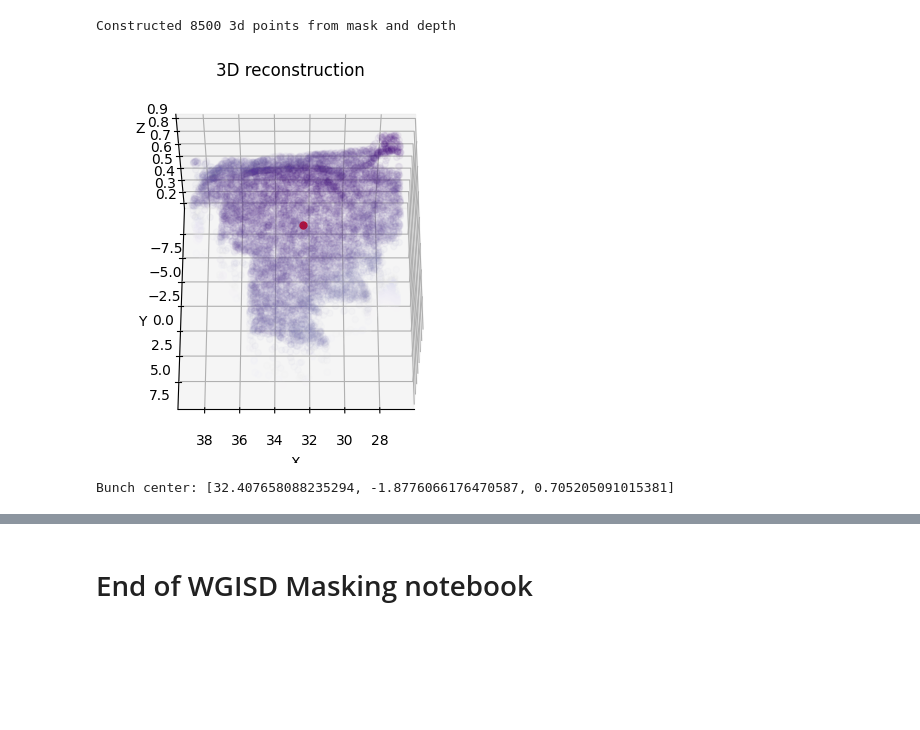
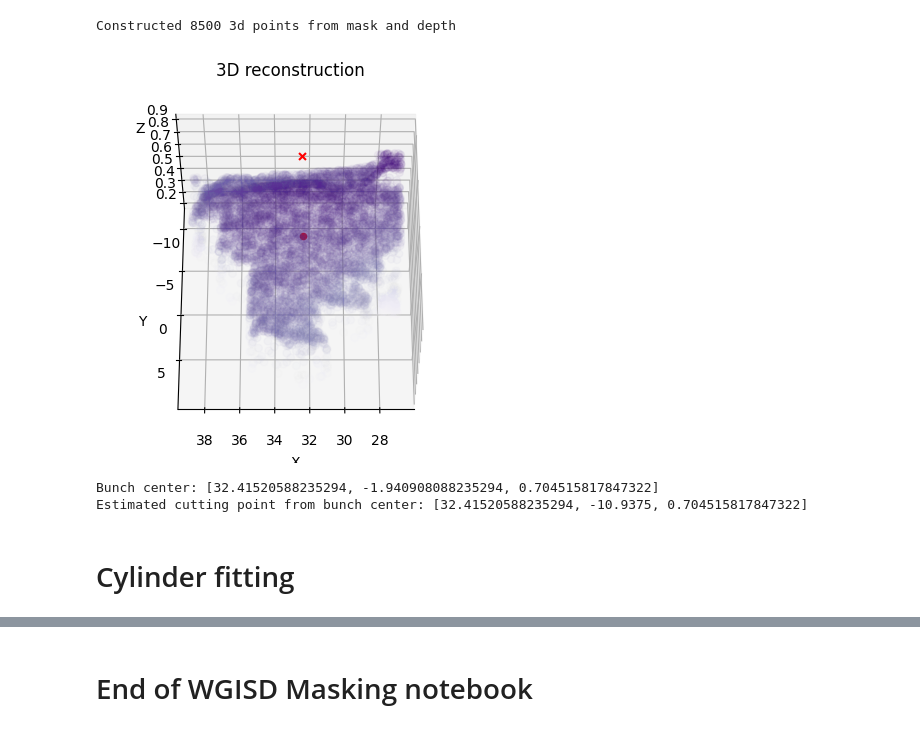
Before and after one commit to adi-balaji/grape_rob, a Jupyter notebook: grape_masking/wgisd_masking.ipynb, the cells around one changed output, grey strips where cells are left out. Drawn from its saved outputs; the diff is of its cells as text; code cells hidden in the pictures; blank space fills up the shorter version.

Commit message:
3d bbox for cylinder fitting

```diff
--- a/grape_masking/wgisd_masking.ipynb
+++ b/grape_masking/wgisd_masking.ipynb
@@ -523,30 +523,36 @@ Constructed 8500 3d points from mask and depth
 # %%
 #Visualize point cloud plot
 import matplotlib.pyplot as plt
 
 x = points[:, 0]
 y = points[:, 1]
 z = points[:, 2]
 
 mean_point = [np.mean(x), np.mean(y), np.mean(z)]
+estimated_cutting_from_bunch_center = [mean_point[0], np.min(y) - 2, mean_point[2]]
 
 fig = plt.figure()
 ax = fig.add_subplot(111, projection='3d')
 
-ax.scatter(x, y, z, c=z, cmap='Purples', alpha=0.04)
-ax.scatter(mean_point[0], mean_point[1], mean_point[2], c='red', marker='o', s=25)
+ax.scatter(x, y, z, c=z, cmap='Purples', alpha=0.04, s=30) # grape point cloud
+ax.scatter(mean_point[0], mean_point[1], mean_point[2], c='red', marker='o') # bunch center
+ax.scatter(mean_point[0], np.min(y) - 2, mean_point[2], c='red', marker='x', s=25) #estimated cutting point
 
 
 ax.set_xlabel('X')
 ax.set_ylabel('Y')
 ax.set_zlabel('Z')
 ax.set_title('3D reconstruction')
 ax.view_init(elev=60, azim=90, roll=0)
 ax.autoscale_view()
 
 plt.show()
 
 print(f'Bunch center: {mean_point}')
+print(f'Estimated cutting point from bunch center: {estimated_cutting_from_bunch_center}')
 # %% [output]
-[figure, old version]
+[figure, new version]
-Bunch center: [32.407658088235294, -1.8776066176470587, 0.705205091015381]
+Bunch center: [32.41520588235294, -1.940908088235294, 0.704515817847322]
+Estimated cutting point from bunch center: [32.41520588235294, -10.9375, 0.704515817847322]
+# %% [markdown]
+# Cylinder fitting
```
Also changed, not shown: parts of 2 cells of this notebook.
